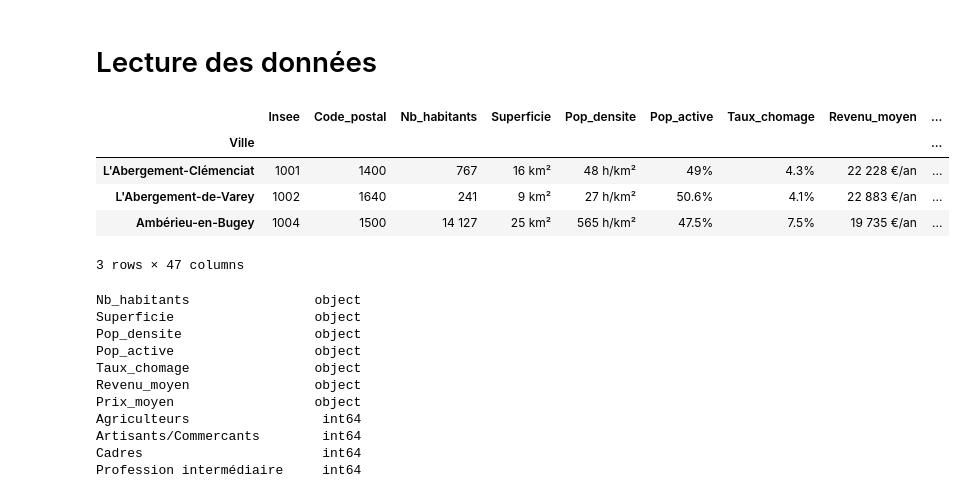
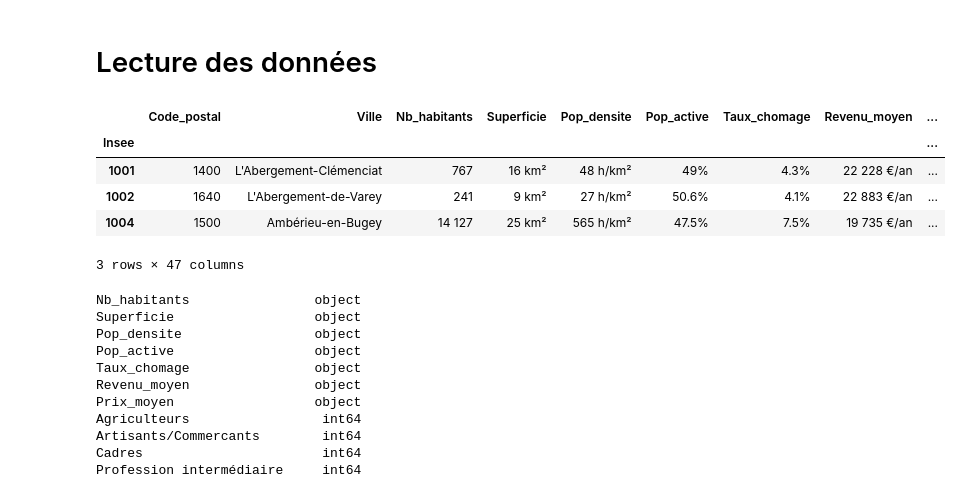
Before and after one commit to florent-haffner/ml_meilleures_communes, a Jupyter notebook: src/notebook/Reduction_de_dimension.ipynb, the cells around one changed output. Drawn from its saved outputs; the diff is of its cells as text; code cells hidden in the pictures.

```diff
--- a/src/notebook/Reduction_de_dimension.ipynb
+++ b/src/notebook/Reduction_de_dimension.ipynb
@@ -22,14 +22,14 @@ def count_na_percentage(df) :
 # %% [markdown]
 # Lecture des données
 # %%
-data=pd.read_excel('./donneeSite.xlsx', index_col="Ville")
+data=pd.read_excel('./donneeSite.xlsx', index_col="Insee")
 data.head(3)
 # %% [output]
-|  | Insee | Code_postal | Nb_habitants | Superficie | Pop_densite | Pop_active | Taux_chomage | Revenu_moyen | ... |
-| Ville |  |  |  |  |  |  |  |  | ... |
-| L'Abergement-Clémenciat | 1001 | 1400 | 767 | 16 km² | 48 h/km² | 49% | 4.3% | 22 228 €/an | ... |
-| L'Abergement-de-Varey | 1002 | 1640 | 241 | 9 km² | 27 h/km² | 50.6% | 4.1% | 22 883 €/an | ... |
-| Ambérieu-en-Bugey | 1004 | 1500 | 14 127 | 25 km² | 565 h/km² | 47.5% | 7.5% | 19 735 €/an | ... |
+|  | Code_postal | Ville | Nb_habitants | Superficie | Pop_densite | Pop_active | Taux_chomage | Revenu_moyen | ... |
+| Insee |  |  |  |  |  |  |  |  | ... |
+| 1001 | 1400 | L'Abergement-Clémenciat | 767 | 16 km² | 48 h/km² | 49% | 4.3% | 22 228 €/an | ... |
+| 1002 | 1640 | L'Abergement-de-Varey | 241 | 9 km² | 27 h/km² | 50.6% | 4.1% | 22 883 €/an | ... |
+| 1004 | 1500 | Ambérieu-en-Bugey | 14 127 | 25 km² | 565 h/km² | 47.5% | 7.5% | 19 735 €/an | ... |
 3 rows × 47 columns
 # %%
 data = data.drop(labels=["Securite", "Education","Loisir / Sport","Environnement","Pratique","Note_global","Code_postal","Insee"], axis=1)
```
Also changed, not shown: parts of 12 cells of this notebook.
